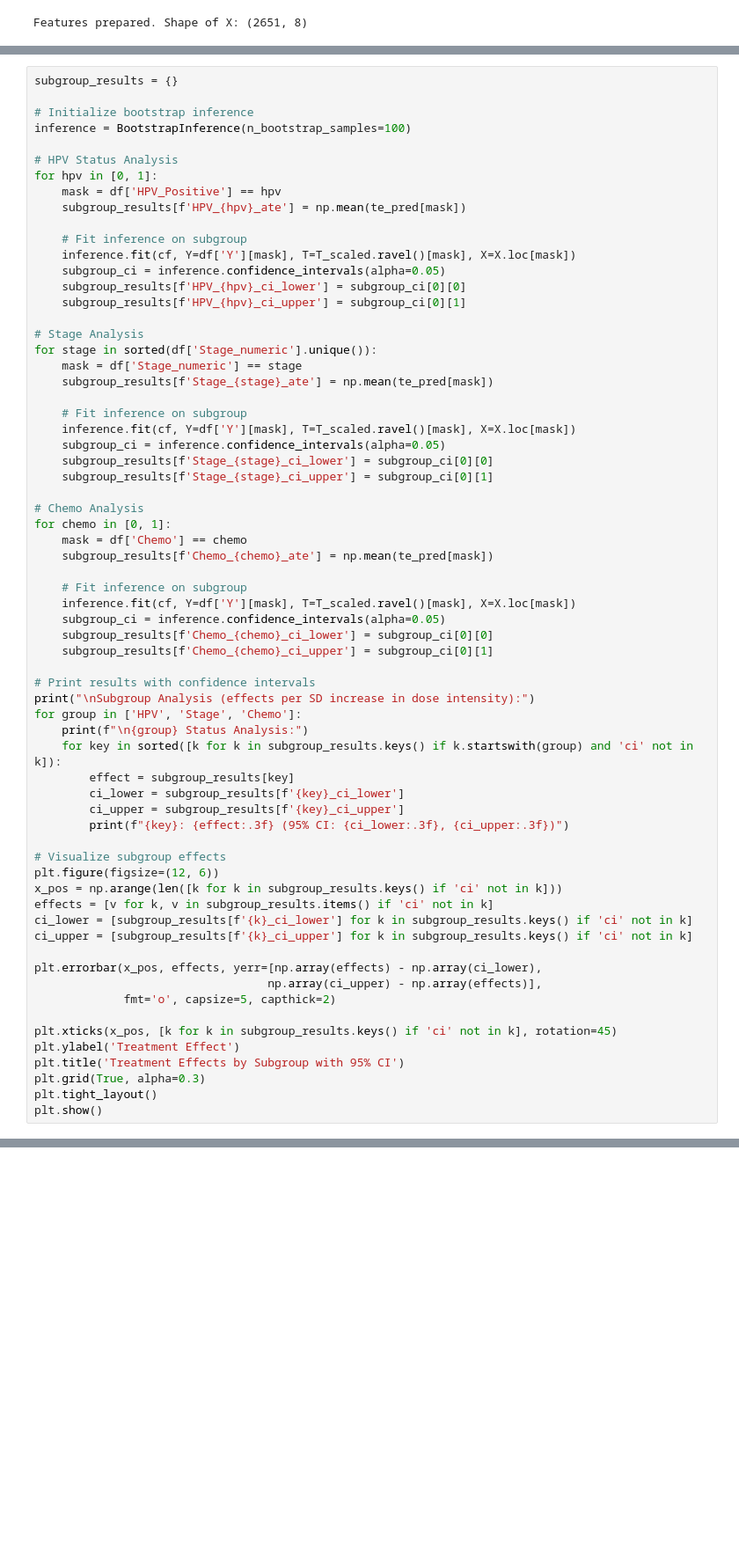
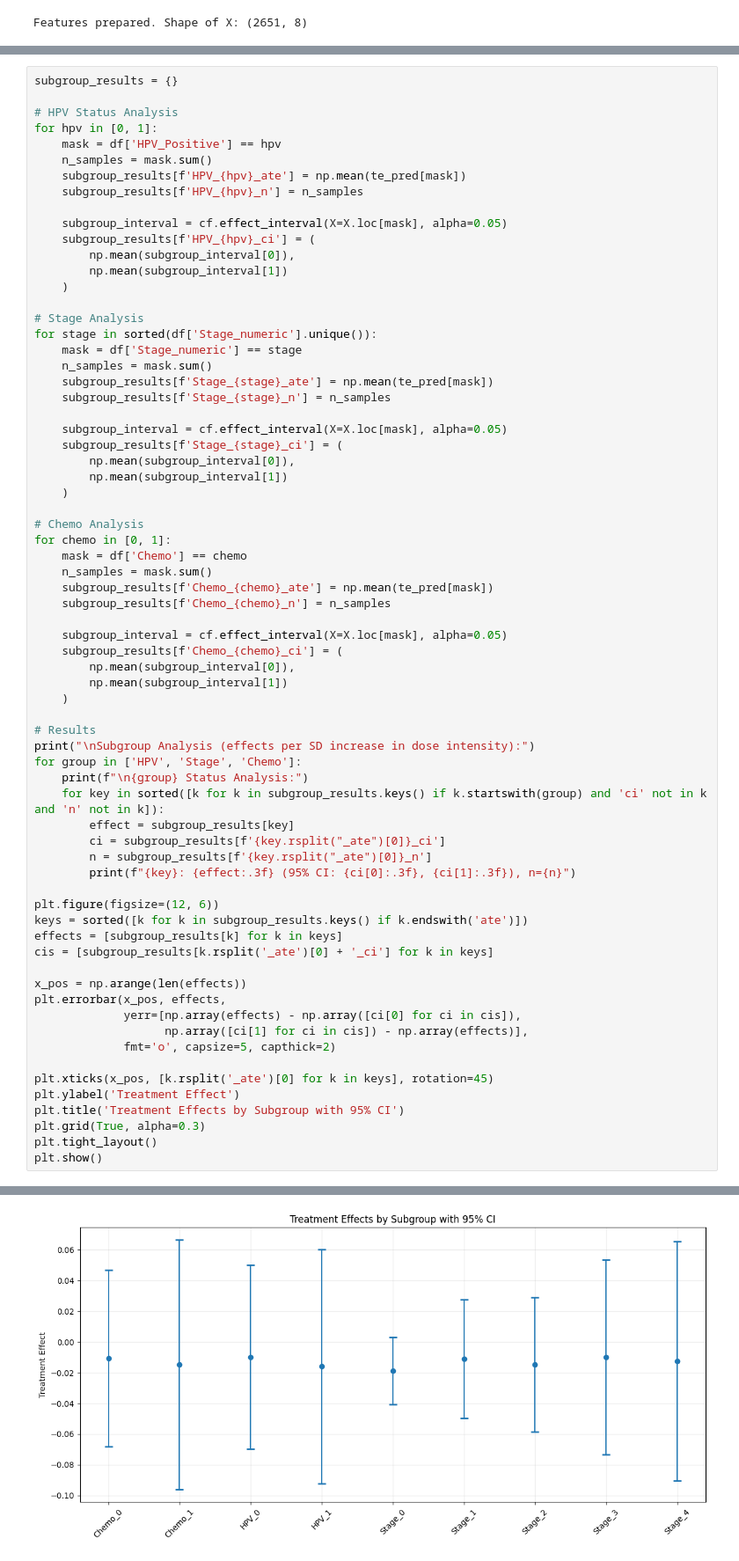
Before and after one commit to everestyang1/CAST-HNSCC-Research, a Jupyter notebook: analysis.ipynb, the cells around one changed output, grey strips where cells are left out. Shown at 88% size. Cells and saved outputs as stored; diff of their text form; blank space fills up the shorter version.

```diff
--- a/analysis.ipynb
+++ b/analysis.ipynb
@@ -239,64 +239,67 @@ Stage_Intermediate: -0.011 (95% CI: -0.072, 0.050)
 # %%
 subgroup_results = {}
-
-# Initialize bootstrap inference
-inference = BootstrapInference(n_bootstrap_samples=100)
 
 # HPV Status Analysis
 for hpv in [0, 1]:
     mask = df['HPV_Positive'] == hpv
+    n_samples = mask.sum()
     subgroup_results[f'HPV_{hpv}_ate'] = np.mean(te_pred[mask])
+    subgroup_results[f'HPV_{hpv}_n'] = n_samples
 
-    # Fit inference on subgroup
-    inference.fit(cf, Y=df['Y'][mask], T=T_scaled.ravel()[mask], X=X.loc[mask])
-    subgroup_ci = inference.confidence_intervals(alpha=0.05)
-    subgroup_results[f'HPV_{hpv}_ci_lower'] = subgroup_ci[0][0]
-    subgroup_results[f'HPV_{hpv}_ci_upper'] = subgroup_ci[0][1]
+    subgroup_interval = cf.effect_interval(X=X.loc[mask], alpha=0.05)
+    subgroup_results[f'HPV_{hpv}_ci'] = (
+        np.mean(subgroup_interval[0]),
+        np.mean(subgroup_interval[1])
+    )
 
 # Stage Analysis
 for stage in sorted(df['Stage_numeric'].unique()):
     mask = df['Stage_numeric'] == stage
+    n_samples = mask.sum()
     subgroup_results[f'Stage_{stage}_ate'] = np.mean(te_pred[mask])
+    subgroup_results[f'Stage_{stage}_n'] = n_samples
 
-    # Fit inference on subgroup
-    inference.fit(cf, Y=df['Y'][mask], T=T_scaled.ravel()[mask], X=X.loc[mask])
-    subgroup_ci = inference.confidence_intervals(alpha=0.05)
-    subgroup_results[f'Stage_{stage}_ci_lower'] = subgroup_ci[0][0]
-    subgroup_results[f'Stage_{stage}_ci_upper'] = subgroup_ci[0][1]
+    subgroup_interval = cf.effect_interval(X=X.loc[mask], alpha=0.05)
+    subgroup_results[f'Stage_{stage}_ci'] = (
+        np.mean(subgroup_interval[0]),
+        np.mean(subgroup_interval[1])
+    )
 
 # Chemo Analysis
 for chemo in [0, 1]:
     mask = df['Chemo'] == chemo
+    n_samples = mask.sum()
     subgroup_results[f'Chemo_{chemo}_ate'] = np.mean(te_pred[mask])
+    subgroup_results[f'Chemo_{chemo}_n'] = n_samples
 
-    # Fit inference on subgroup
-    inference.fit(cf, Y=df['Y'][mask], T=T_scaled.ravel()[mask], X=X.loc[mask])
-    subgroup_ci = inference.confidence_intervals(alpha=0.05)
-    subgroup_results[f'Chemo_{chemo}_ci_lower'] = subgroup_ci[0][0]
-    subgroup_results[f'Chemo_{chemo}_ci_upper'] = subgroup_ci[0][1]
+    subgroup_interval = cf.effect_interval(X=X.loc[mask], alpha=0.05)
+    subgroup_results[f'Chemo_{chemo}_ci'] = (
+        np.mean(subgroup_interval[0]),
+        np.mean(subgroup_interval[1])
+    )
 
-# Print results with confidence intervals
+# Results
 print("\nSubgroup Analysis (effects per SD increase in dose intensity):")
 for group in ['HPV', 'Stage', 'Chemo']:
     print(f"\n{group} Status Analysis:")
-    for key in sorted([k for k in subgroup_results.keys() if k.startswith(group) and 'ci' not in k]):
+    for key in sorted([k for k in subgroup_results.keys() if k.startswith(group) and 'ci' not in k and 'n' not in k]):
         effect = subgroup_results[key]
-        ci_lower = subgroup_results[f'{key}_ci_lower']
-        ci_upper = subgroup_results[f'{key}_ci_upper']
-        print(f"{key}: {effect:.3f} (95% CI: {ci_lower:.3f}, {ci_upper:.3f})")
+        ci = subgroup_results[f'{key.rsplit("_ate")[0]}_ci']
+        n = subgroup_results[f'{key.rsplit("_ate")[0]}_n']
+        print(f"{key}: {effect:.3f} (95% CI: {ci[0]:.3f}, {ci[1]:.3f}), n={n}")
 
-# Visualize subgroup effects
 plt.figure(figsize=(12, 6))
-x_pos = np.arange(len([k for k in subgroup_results.keys() if 'ci' not in k]))
-effects = [v for k, v in subgroup_results.items() if 'ci' not in k]
-ci_lower = [subgroup_results[f'{k}_ci_lower'] for k in subgroup_results.keys() if 'ci' not in k]
-ci_upper = [subgroup_results[f'{k}_ci_upper'] for k in subgroup_results.keys() if 'ci' not in k]
+keys = sorted([k for k in subgroup_results.keys() if k.endswith('ate')])
+effects = [subgroup_results[k] for k in keys]
+cis = [subgroup_results[k.rsplit('_ate')[0] + '_ci'] for k in keys]
 
-plt.errorbar(x_pos, effects, yerr=[np.array(effects) - np.array(ci_lower),
-                                  np.array(ci_upper) - np.array(effects)],
+x_pos = np.arange(len(effects))
+plt.errorbar(x_pos, effects,
+             yerr=[np.array(effects) - np.array([ci[0] for ci in cis]),
+                   np.array([ci[1] for ci in cis]) - np.array(effects)],
              fmt='o', capsize=5, capthick=2)
 
-plt.xticks(x_pos, [k for k in subgroup_results.keys() if 'ci' not in k], rotation=45)
+plt.xticks(x_pos, [k.rsplit('_ate')[0] for k in keys], rotation=45)
 plt.ylabel('Treatment Effect')
 plt.title('Treatment Effects by Subgroup with 95% CI')
 plt.grid(True, alpha=0.3)
@@ -307,3 +325,4 @@ KeyboardInterrupt:
+[figure, added]
 # %%
 plt.figure(figsize=(15, 12))
 
```
Also changed, not shown: parts of 4 cells of this notebook.
